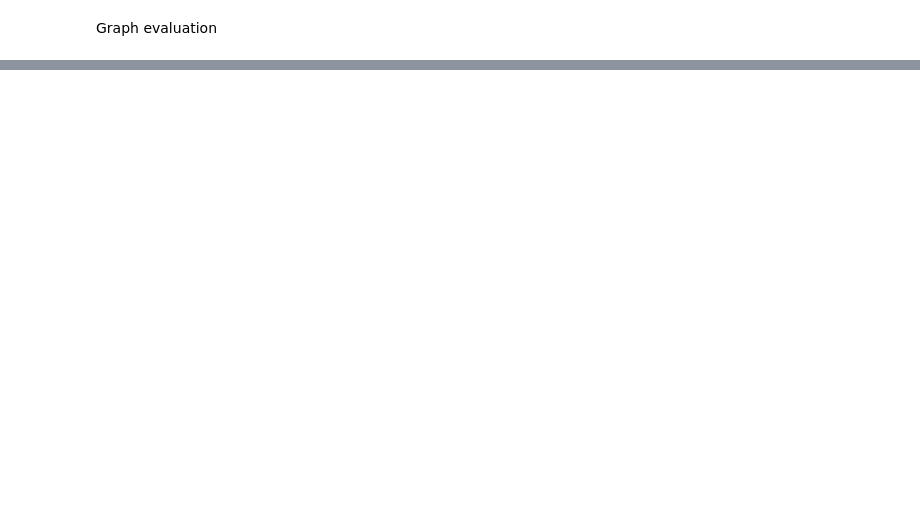
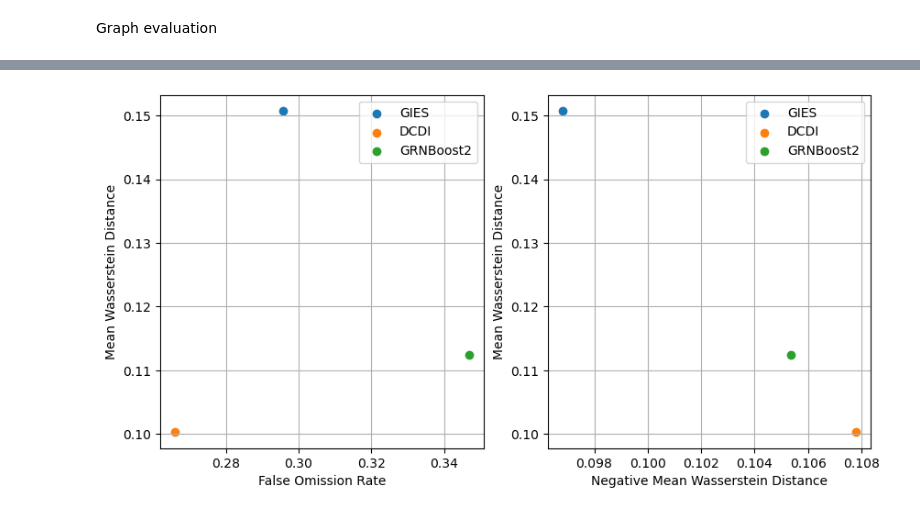
Before and after one commit to jan-spr/scp_infer, a Jupyter notebook: eval_testing.ipynb, the cells around one changed output, grey strips where cells are left out. Drawn from its saved outputs; the diff is of its cells as text; code cells hidden in the pictures; blank space fills up the shorter version.

```diff
--- a/eval_testing.ipynb
+++ b/eval_testing.ipynb
@@ -88,0 +69,3 @@ STK3  ->  PHF20L1
+# %%
+dcdi_matrix = np.array([[0, 0, 0, 0, 0, 0, 0, 0, 0, 0, 0, 1, 0, 0, 0, 0, 0, 0, 0, 0,], [1, 0, 0, 0, 1, 0, 0, 0, 0, 0, 0, 1, 0, 0, 0, 0, 0, 0, 0, 0,], [1, 1, 0, 0, 0, 0, 1, 0, 0, 0, 0, 1, 0, 1, 0, 0, 0, 1, 0, 0,], [0, 0, 0, 0, 0, 0, 0, 0, 0, 0, 0, 0, 0, 0, 0, 0, 0, 0, 0, 0,], [0, 0, 0, 0, 0, 0, 0, 0, 0, 0, 0, 0, 0, 0, 0, 0, 0, 0, 0, 0,], [0, 0, 0, 0, 0, 0, 1, 0, 0, 0, 0, 0, 0, 0, 0, 0, 0, 0, 0, 0,], [0, 0, 0, 1, 0, 0, 0, 0, 0, 0, 0, 0, 0, 0, 0, 0, 0, 0, 0, 0,], [0, 0, 0, 0, 0, 0, 0, 0, 0, 0, 0, 0, 0, 0, 0, 0, 0, 0, 0, 0,], [0, 0, 0, 0, 0, 0, 0, 0, 0, 0, 0, 0, 0, 0, 0, 0, 0, 0, 0, 0,], [0, 0, 0, 0, 0, 0, 0, 0, 0, 0, 0, 0, 0, 0, 0, 0, 0, 0, 0, 0,], [0, 0, 0, 0, 0, 0, 0, 0, 0, 0, 0, 0, 0, 0, 0, 0, 0, 0, 0, 0,], [0, 0, 0, 0, 0, 0, 0, 0, 0, 0, 0, 0, 0, 0, 0, 0, 0, 0, 0, 0,], [1, 1, 0, 0, 0, 0, 0, 0, 0, 0, 0, 1, 0, 0, 0, 0, 0, 0, 0, 0,], [1, 1, 0, 0, 1, 0, 0, 1, 0, 0, 0, 1, 0, 0, 0, 0, 0, 0, 0, 0,], [1, 1, 0, 0, 1, 0, 0, 1, 0, 0, 0, 1, 1, 1, 0, 0, 0, 0, 0, 0,], [1, 1, 0, 0, 1, 0, 0, 0, 0, 0, 0, 1, 1, 1, 0, 0, 0, 1, 0, 0,], [1, 1, 0, 1, 1, 0, 0, 1, 0, 0, 0, 1, 0, 0, 0, 0, 0, 1, 0, 0,], [1, 1, 0, 0, 1, 0, 0, 1, 0, 0, 0, 1, 0, 0, 0, 0, 0, 0, 0, 0,], [1, 1, 0, 0, 1, 0, 0, 1, 0, 0, 0, 1, 1, 1, 0, 0, 0, 1, 0, 0,], [1, 1, 0, 0, 0, 0, 0, 0, 0, 0, 0, 1, 1, 1, 0, 0, 0, 1, 0, 0,]])
+print(dcdi_matrix)
@@ -135,0 +150,10 @@ Negative mean Wasserstein distance:  0.09681507715840759
+# %%
+dcdi_tp, dcdi_fp, dcdi_wasserstein_distances = scpi.eval.evaluate_wasserstein(adata, dcdi_matrix)
+dcdi_wassertstein = np.mean(dcdi_wasserstein_distances)
+print("True positives: ", dcdi_tp)
+print("False positives: ", dcdi_fp)
+print("Mean Wasserstein distance: ", np.mean(dcdi_wasserstein_distances))
+
+dcdi_false_omisson_rate, dcdi_negative_mean_wasserstein = scpi.eval.evaluate_f_o_r(adata, dcdi_matrix)
+print("False omission rate: ", dcdi_false_omisson_rate)
+print("Negative mean Wasserstein distance: ", dcdi_negative_mean_wasserstein)
@@ -135,0 +178,10 @@ Negative mean Wasserstein distance:  0.09681507715840759
+# %%
+grnb_tp, grnb_fp, grnb_wasserstein_distances = scpi.eval.evaluate_wasserstein(adata, grnb_discrete_matrix)
+grnb_wassertstein = np.mean(grnb_wasserstein_distances)
+print("True positives: ", grnb_tp)
+print("False positives: ", grnb_fp)
+print("Mean Wasserstein distance: ", np.mean(grnb_wasserstein_distances))
+
+grnb_false_omisson_rate, grnb_negative_mean_wasserstein = scpi.eval.evaluate_f_o_r(adata, grnb_discrete_matrix)
+print("False omission rate: ", grnb_false_omisson_rate)
+print("Negative mean Wasserstein distance: ", grnb_negative_mean_wasserstein)
@@ -135,0 +206,24 @@ Negative mean Wasserstein distance:  0.09681507715840759
+# %%
+# Plot Mean Wasserstein Disctance vs. False Omission Rate
+fig, ax = plt.subplots(1,2, figsize=(10,5))
+
+ax[0].scatter(gies_false_omisson_rate, gies_wassertstein, label="GIES")
+ax[0].scatter(dcdi_false_omisson_rate, dcdi_wassertstein, label="DCDI")
+ax[0].scatter(grnb_false_omisson_rate, grnb_wassertstein, label="GRNBoost2")
+ax[0].set_xlabel("False Omission Rate")
+ax[0].set_ylabel("Mean Wasserstein Distance")
+ax[0].grid()
+ax[0].legend()
+
+ax[1].scatter(gies_negative_mean_wasserstein, gies_wassertstein, label="GIES")
+ax[1].scatter(dcdi_negative_mean_wasserstein, dcdi_wassertstein, label="DCDI")
+ax[1].scatter(grnb_negative_mean_wasserstein, grnb_wassertstein, label="GRNBoost2")
+ax[1].set_xlabel("Negative Mean Wasserstein Distance")
+ax[1].set_ylabel("Mean Wasserstein Distance")
+ax[1].grid()
+ax[1].legend()
+
+plt.savefig("../figures/mean_wasserstein_vs_false_omission_rate.png")
+plt.show()
+# %% [output]
+[figure, added]
```
Also changed, not shown: parts of 9 cells of this notebook, 2 other files.
